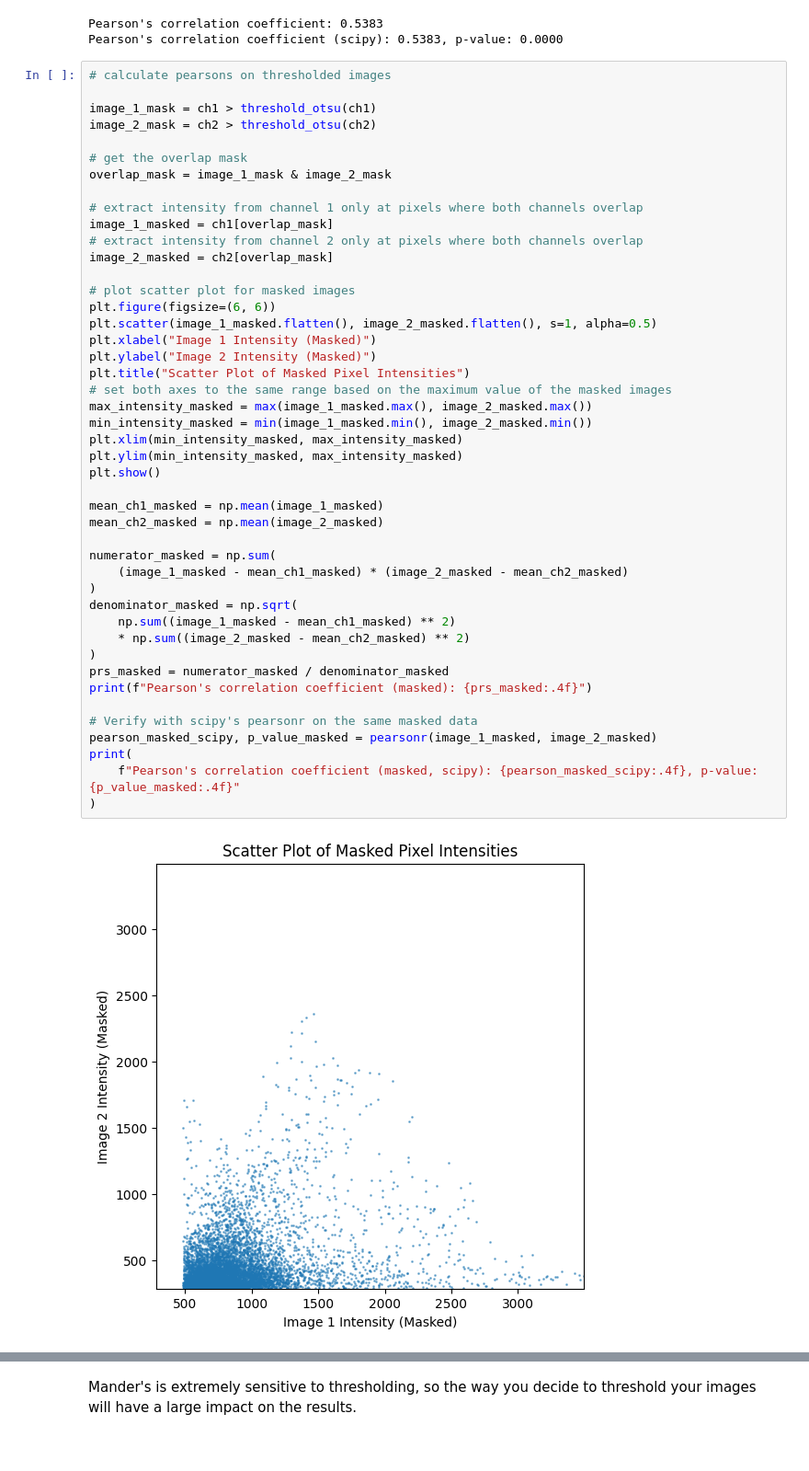
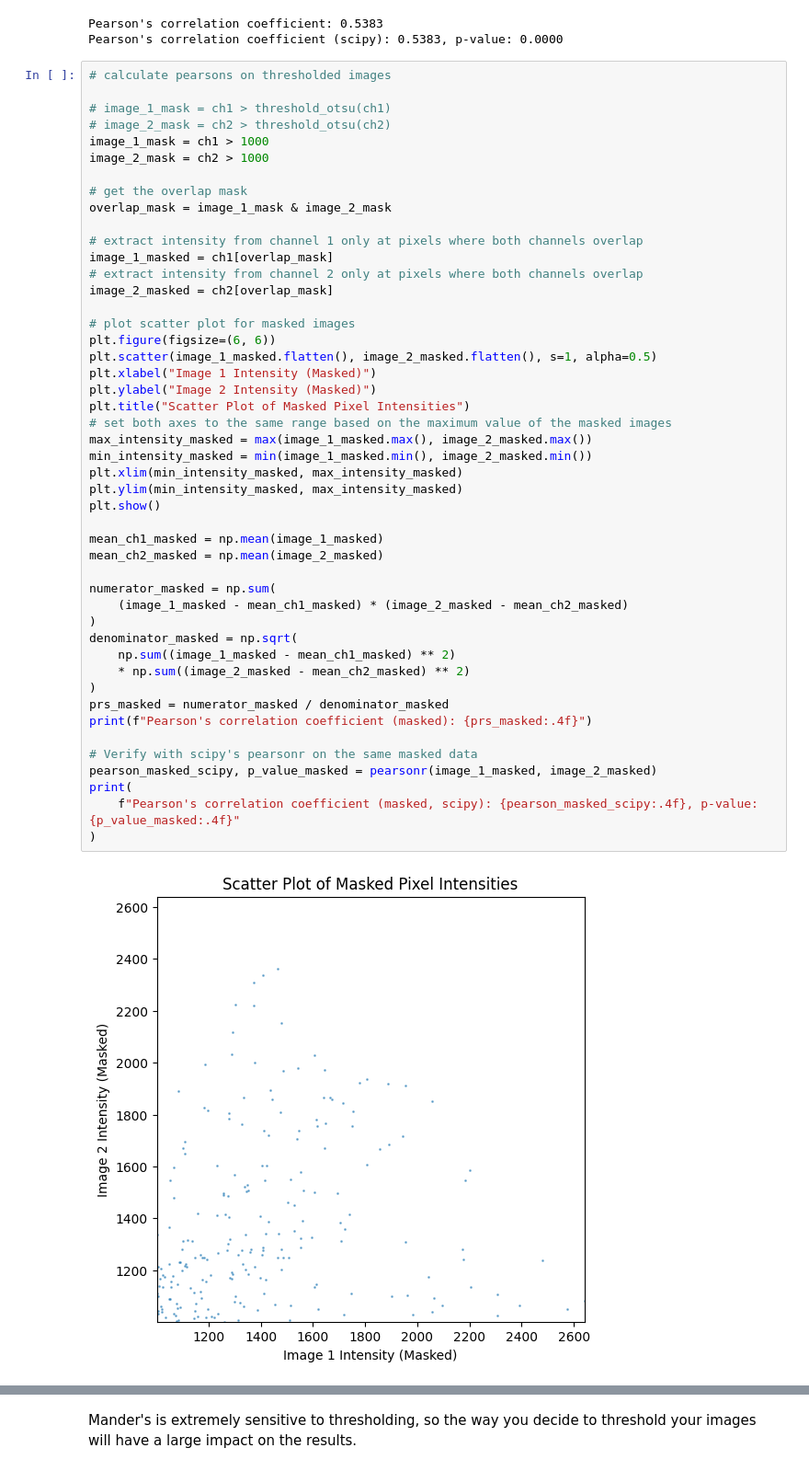
Before and after one commit to tlambert03/bobiac, a Jupyter notebook: content/08_colocalization/pixel_intensity_based_colocalization.ipynb, the cells around one changed output, grey strips where cells are left out. Shown at 92% size. Drawn from its saved outputs; the diff is of its cells as text.

```diff
--- a/content/08_colocalization/pixel_intensity_based_colocalization.ipynb
+++ b/content/08_colocalization/pixel_intensity_based_colocalization.ipynb
@@ -93,8 +93,10 @@ Pearson's correlation coefficient (scipy): 0.5383, p-value: 0.0000
 # %%
 # calculate pearsons on thresholded images
 
-image_1_mask = ch1 > threshold_otsu(ch1)
-image_2_mask = ch2 > threshold_otsu(ch2)
+# image_1_mask = ch1 > threshold_otsu(ch1)
+# image_2_mask = ch2 > threshold_otsu(ch2)
+image_1_mask = ch1 > 1000
+image_2_mask = ch2 > 1000
 
 # get the overlap mask
 overlap_mask = image_1_mask & image_2_mask
@@ -109,31 +111,31 @@ plt.figure(figsize=(6, 6))
 plt.scatter(image_1_masked.flatten(), image_2_masked.flatten(), s=1, alpha=0.5)
 plt.xlabel("Image 1 Intensity (Masked)")
 plt.ylabel("Image 2 Intensity (Masked)")
 plt.title("Scatter Plot of Masked Pixel Intensities")
 # set both axes to the same range based on the maximum value of the masked images
 max_intensity_masked = max(image_1_masked.max(), image_2_masked.max())
 min_intensity_masked = min(image_1_masked.min(), image_2_masked.min())
 plt.xlim(min_intensity_masked, max_intensity_masked)
 plt.ylim(min_intensity_masked, max_intensity_masked)
 plt.show()
 
 mean_ch1_masked = np.mean(image_1_masked)
 mean_ch2_masked = np.mean(image_2_masked)
 
 numerator_masked = np.sum(
     (image_1_masked - mean_ch1_masked) * (image_2_masked - mean_ch2_masked)
 )
 denominator_masked = np.sqrt(
     np.sum((image_1_masked - mean_ch1_masked) ** 2)
     * np.sum((image_2_masked - mean_ch2_masked) ** 2)
 )
 prs_masked = numerator_masked / denominator_masked
 print(f"Pearson's correlation coefficient (masked): {prs_masked:.4f}")
 
 # Verify with scipy's pearsonr on the same masked data
 pearson_masked_scipy, p_value_masked = pearsonr(image_1_masked, image_2_masked)
 print(
     f"Pearson's correlation coefficient (masked, scipy): {pearson_masked_scipy:.4f}, p-value: {p_value_masked:.4f}"
 )
 # %% [output]
-[figure, old version]
+[figure, new version]
```
Also changed, not shown: parts of 3 cells of this notebook.
